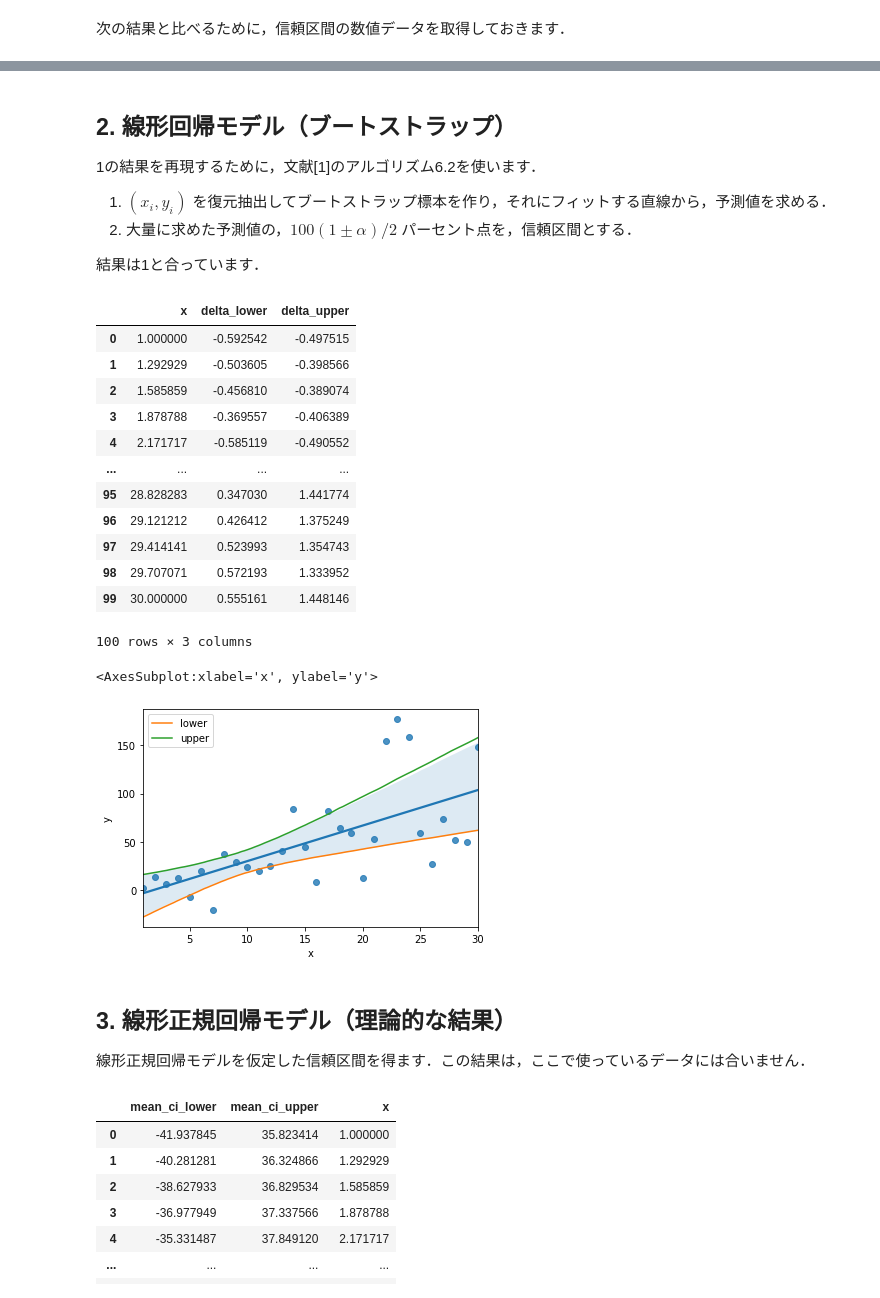
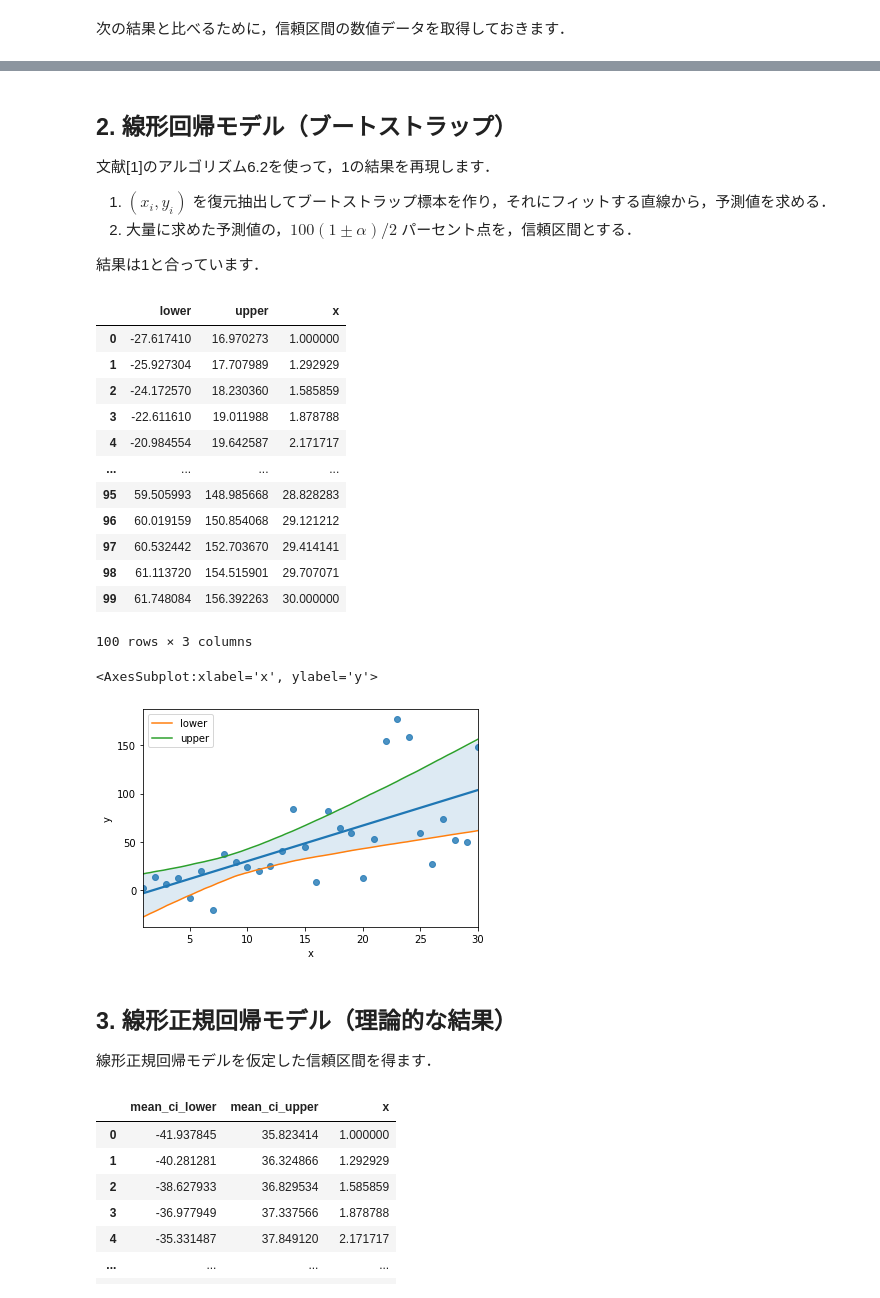
Before and after one commit to taroyabuki/fromzero, a Jupyter notebook: addendum/07.03.02/confidence_band_python.ipynb, the cells around one changed output, grey strips where cells are left out. Cells and saved outputs as stored; diff of their text form; code cells hidden in the pictures.

```diff
--- a/addendum/07.03.02/confidence_band_python.ipynb
+++ b/addendum/07.03.02/confidence_band_python.ipynb
@@ -67,7 +66,7 @@ ci1
 # %% [markdown]
 ## 2. 線形回帰モデル（ブートストラップ）
 
-1の結果を再現するために，文献[1]のアルゴリズム6.2を使います．
+文献[1]のアルゴリズム6.2を使って，1の結果を再現します．
 
 1. $(x_i, y_i)$ を復元抽出してブートストラップ標本を作り，それにフィットする直線から，予測値を求める．
 1. 大量に求めた予測値の，$100(1\pm\alpha)/2$ パーセント点を，信頼区間とする．
@@ -76,49 +75,47 @@ ci1
 # %%
 X = sm.add_constant(x).values # 行列（データ）
 
 x0 = ci1.x
 X0 = sm.add_constant(x0).values # 行列
 
 def f():
     idx = np.random.choice(a=range(n), size=n, replace=True)
     XB = X[idx,]
     yB = y[idx]
     return X0 @ np.linalg.pinv(XB) @ yB
 
 def boot_ci(f):
     tmp = np.array([f() for _ in range(n_boot)])
     return pd.DataFrame(
         [np.quantile(tmp[:, i], [(1 - alpha) / 2, (1 + alpha) / 2])
          for i in range(len(x0))], columns=['lower', 'upper']
     ).assign(x = x0)
 
 ci2 = boot_ci(f)
-pd.DataFrame({'x': x0,
-              'delta_lower': ci2.lower - ci1.lower,
-              'delta_upper': ci2.upper - ci1.upper})
+ci2
 
 ax = sns.regplot(x=x, y=y, ci=100 * alpha, n_boot=n_boot)
 ci2.plot(x='x', ax=ax)
 # %% [output]
-|  | x | delta_lower | delta_upper |
-| 0 | 1.000000 | -0.592542 | -0.497515 |
-| 1 | 1.292929 | -0.503605 | -0.398566 |
-| 2 | 1.585859 | -0.456810 | -0.389074 |
-| 3 | 1.878788 | -0.369557 | -0.406389 |
-| 4 | 2.171717 | -0.585119 | -0.490552 |
+|  | lower | upper | x |
+| 0 | -27.617410 | 16.970273 | 1.000000 |
+| 1 | -25.927304 | 17.707989 | 1.292929 |
+| 2 | -24.172570 | 18.230360 | 1.585859 |
+| 3 | -22.611610 | 19.011988 | 1.878788 |
+| 4 | -20.984554 | 19.642587 | 2.171717 |
 | ... | ... | ... | ... |
-| 95 | 28.828283 | 0.347030 | 1.441774 |
-| 96 | 29.121212 | 0.426412 | 1.375249 |
-| 97 | 29.414141 | 0.523993 | 1.354743 |
-| 98 | 29.707071 | 0.572193 | 1.333952 |
-| 99 | 30.000000 | 0.555161 | 1.448146 |
+| 95 | 59.505993 | 148.985668 | 28.828283 |
+| 96 | 60.019159 | 150.854068 | 29.121212 |
+| 97 | 60.532442 | 152.703670 | 29.414141 |
+| 98 | 61.113720 | 154.515901 | 29.707071 |
+| 99 | 61.748084 | 156.392263 | 30.000000 |
 100 rows × 3 columns
 <AxesSubplot:xlabel='x', ylabel='y'>
 [figure]
 # %% [markdown]
 ## 3. 線形正規回帰モデル（理論的な結果）
 
-線形正規回帰モデルを仮定した信頼区間を得ます．この結果は，ここで使っているデータには合いません．
+線形正規回帰モデルを仮定した信頼区間を得ます．
 # %%
 model = sm.OLS(y, X).fit()
 tmp = model.get_prediction(X0).summary_frame(alpha=1 - alpha)
```
Also changed, not shown: parts of 6 cells of this notebook, 1 other file.
